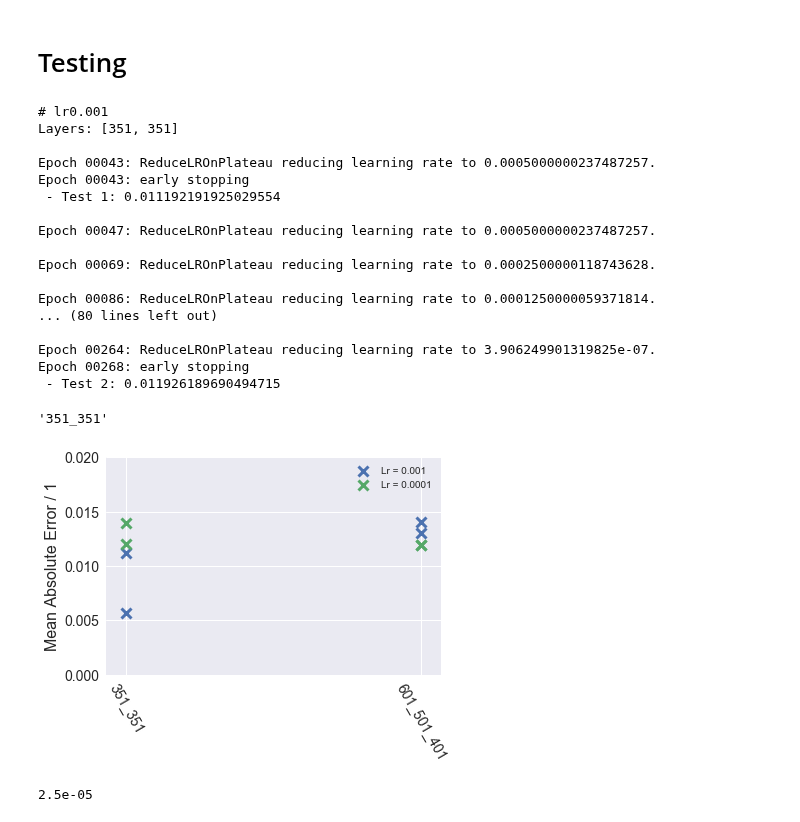
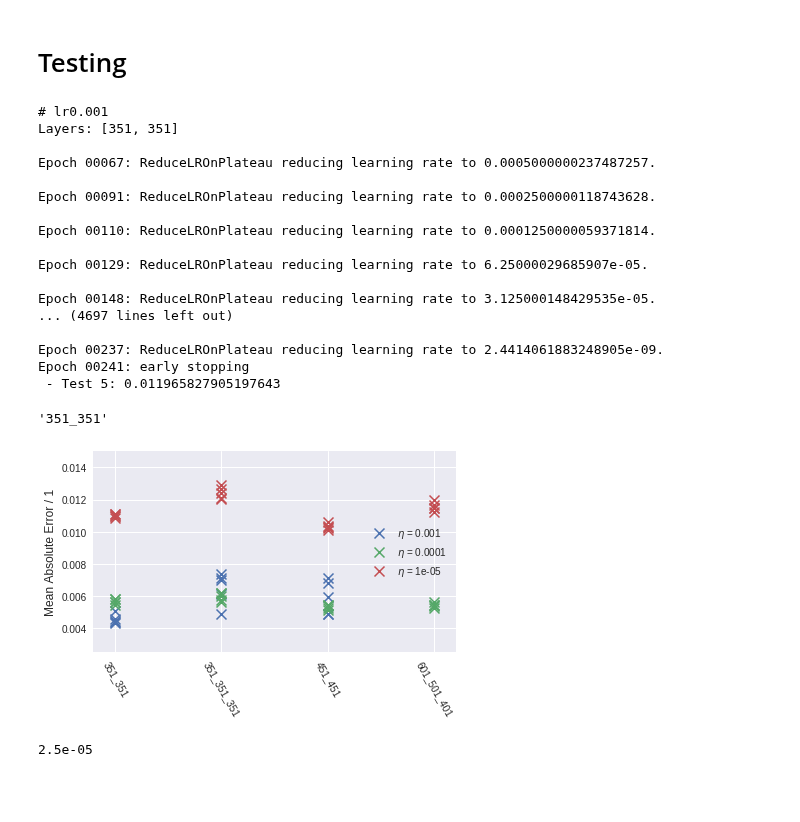
Before and after one commit to jcartus/SCFInitialGuess, a Jupyter notebook: thesis/notebooks/SMatrix/Hyperparameter Study.ipynb, the cells around one changed output. Saved outputs shown, nothing was run; the diff lists cells and outputs as text; code cells hidden in the pictures; blank space fills up the shorter version.

Commit message:
CHG: finished rudimental version of study

```diff
--- a/thesis/notebooks/SMatrix/Hyperparameter Study.ipynb
+++ b/thesis/notebooks/SMatrix/Hyperparameter Study.ipynb
@@ -88,14 +88,14 @@ def build_model(activation, structure, learning_rate):
 early_stopping = keras.callbacks.EarlyStopping(
     monitor="val_mean_squared_error",
     min_delta=1e-7,
-    patience=5,
+    patience=50,
     verbose=1
 )
 
 reduce_lr = keras.callbacks.ReduceLROnPlateau(
     monitor='val_loss',
     factor=0.5,
-    patience=5,
+    patience=10,
     verbose=1,
     mode='auto',
     min_delta=1e-5,
@@ -103,8 +103,8 @@ reduce_lr = keras.callbacks.ReduceLROnPlateau(
     min_lr=1e-10
 )
 # %%
-n_tests = 2#5
-n_resets = 1
+n_tests = 5
+n_resets = 3
 epochs = 10000
 
 
@@ -149,14 +149,14 @@ def run_layer_test_series(activation, structures, learning_rate):
 # %%
 structures = [
         [dim_triu, dim_triu],
-        #[dim_triu, dim_triu, dim_triu],
-        #[dim_triu + 100, dim_triu + 100],
+        [dim_triu, dim_triu, dim_triu],
+        [dim_triu + 100, dim_triu + 100],
         [dim_triu + 250, dim_triu + 150, dim_triu + 50],
         #[dim_triu + 100, dim_triu + 200, dim_triu + 100],
         #[dim_triu * 2]
     ]
 
-learning_rates = [1e-3, 1e-4]#, 1e-5]
+learning_rates = [1e-3, 1e-4, 1e-5]
 # %%
 res = []
 for lr in learning_rates:
@@ -166,20 +166,20 @@ for lr in learning_rates:
 # lr0.001
 Layers: [351, 351]
 
-Epoch 00043: ReduceLROnPlateau reducing learning rate to 0.0005000000237487257.
-Epoch 00043: early stopping
- - Test 1: 0.011192191925029554
+Epoch 00067: ReduceLROnPlateau reducing learning rate to 0.0005000000237487257.
 
-Epoch 00047: ReduceLROnPlateau reducing learning rate to 0.0005000000237487257.
+Epoch 00091: ReduceLROnPlateau reducing learning rate to 0.0002500000118743628.
 
-Epoch 00069: ReduceLROnPlateau reducing learning rate to 0.0002500000118743628.
+Epoch 00110: ReduceLROnPlateau reducing learning rate to 0.0001250000059371814.
 
-Epoch 00086: ReduceLROnPlateau reducing learning rate to 0.0001250000059371814.
-... (80 lines left out)
+Epoch 00129: ReduceLROnPlateau reducing learning rate to 6.25000029685907e-05.
 
-Epoch 00264: ReduceLROnPlateau reducing learning rate to 3.906249901319825e-07.
-Epoch 00268: early stopping
- - Test 2: 0.011926189690494715
+Epoch 00148: ReduceLROnPlateau reducing learning rate to 3.125000148429535e-05.
+... (4697 lines left out)
+
+Epoch 00237: ReduceLROnPlateau reducing learning rate to 2.4414061883248905e-09.
+Epoch 00241: early stopping
+ - Test 5: 0.011965827905197643
 # %%
 x = [
     s for s in range(len(structures)) for i in range(n_tests)
@@ -192,24 +192,27 @@ structure_string(structures[0])
 '351_351'
 # %%
 for r, lr in zip(res, learning_rates):
-    plt.scatter(x, np.array(r).flatten(), marker="x", label="Lr = " + str(lr) )
+    plt.scatter(x, np.array(r).flatten(), marker="x", label="$\eta$ = " + str(lr) )
 
 #plt.xlabel("Number of Hidden Layers / 1")
 plt.ylabel("Mean Absolute Error / 1")
 
 plt.xticks(
     np.arange(len(structures)),
     [structure_string(structure) for structure in structures],
     rotation=-60
 )
 
-plt.ylim(0, 0.02)
+plt.ylim(0.0025, 0.015)
 
 plt.legend()
+plt.tight_layout()
+
+plt.savefig("/home/jcartus/Repos/MastersThesis/SMatrixDescriptor/figures/HyperparameterStudy.pdf")
 
 plt.show()
 # %% [output]
-[figure, old version]
+[figure, new version]
 # %%
 (5e-3)**2
 # %% [output]
```
